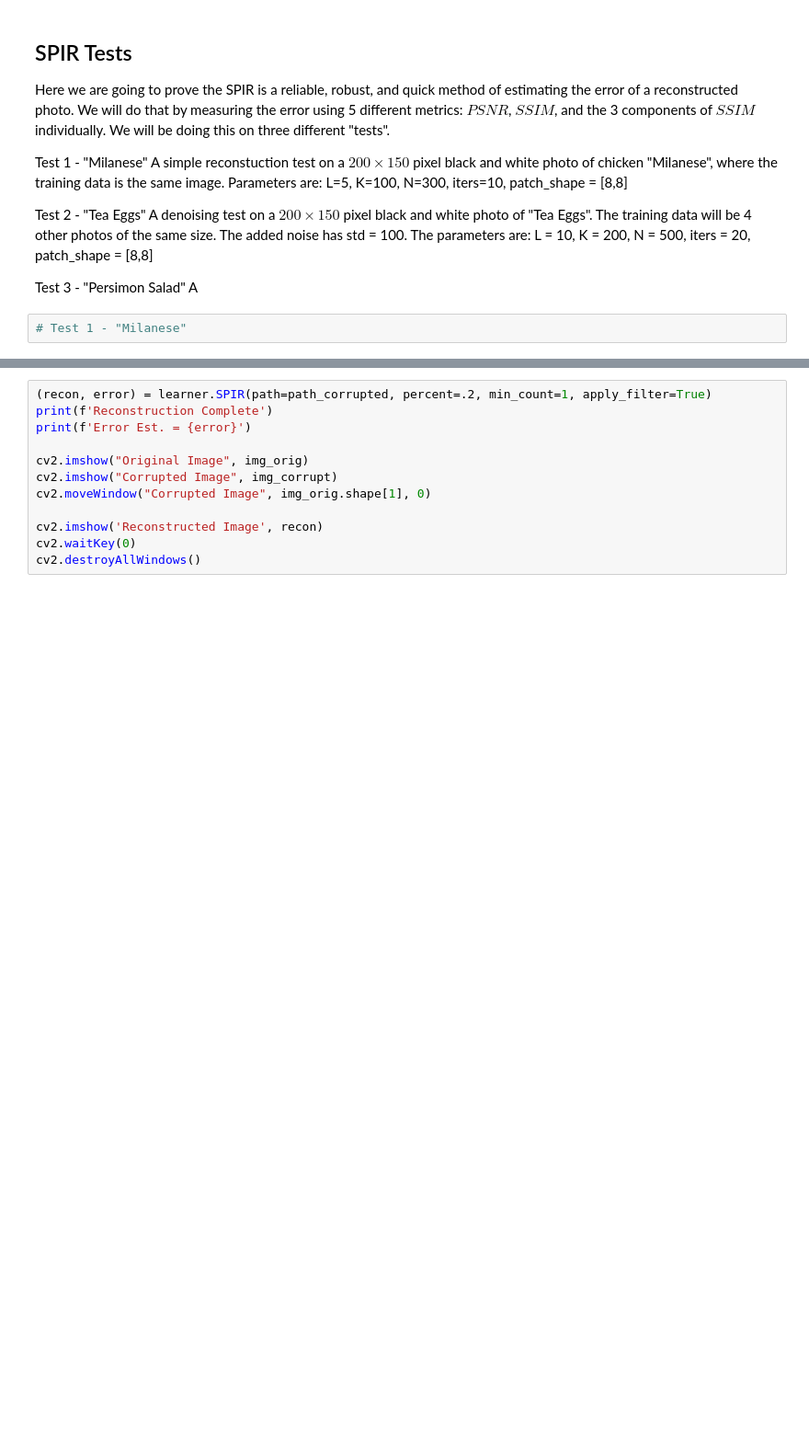
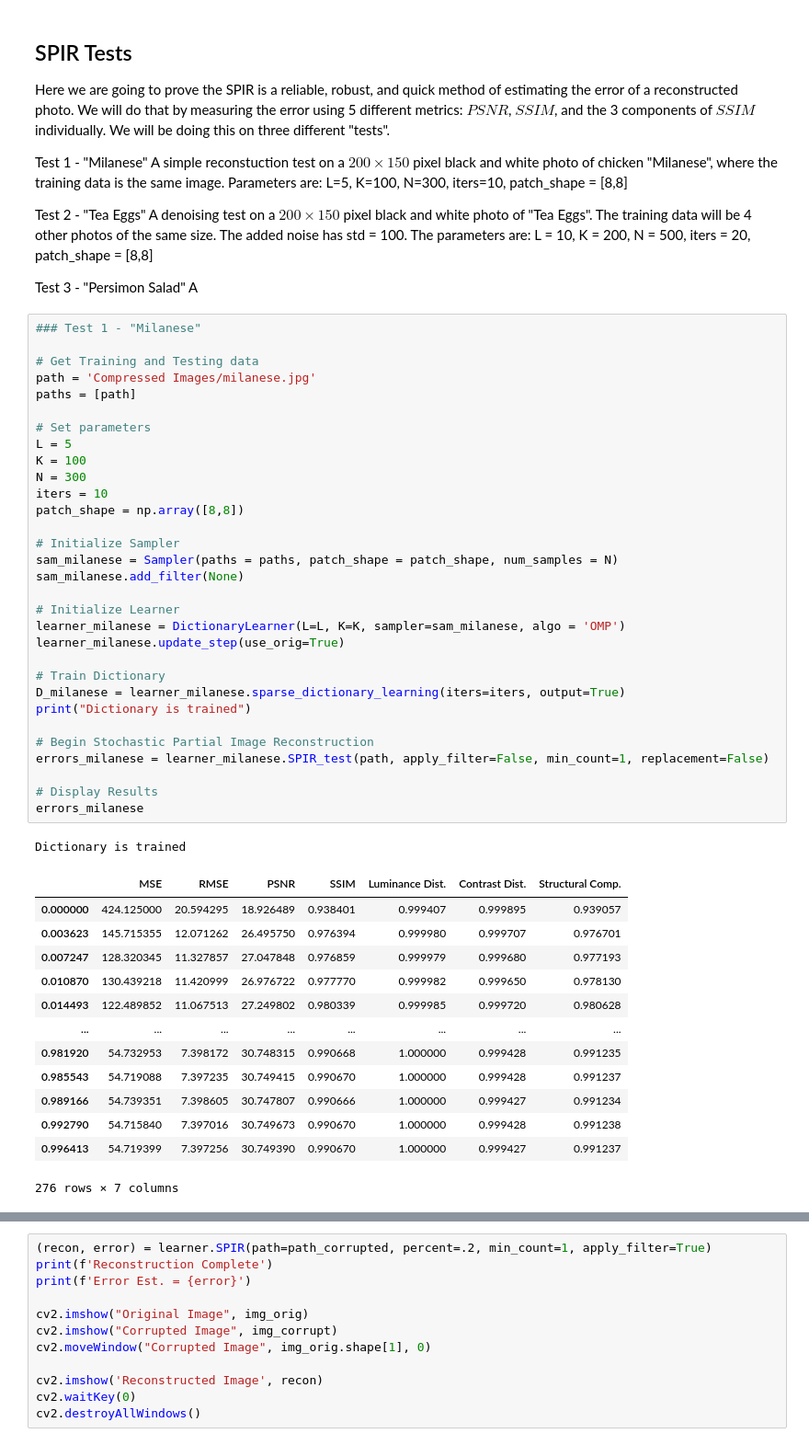
Before and after one commit to rainonej/Sparse-Dictionary-Learning, a Jupyter notebook: more_tests.ipynb, the cells around one changed output, grey strips where cells are left out. Shown: that part at 92% size. Drawn from its saved outputs; the diff is of its cells as text; blank space fills up the shorter version.

```diff
--- a/more_tests.ipynb
+++ b/more_tests.ipynb
@@ -138,5 +138,49 @@ A denoising test on a $200\times 150$ pixel black and white photo of "Tea Eggs".
 
 Test 3 - "Persimon Salad"
 A
-# %%
-# Test 1 - "Milanese"
+# %%
+### Test 1 - "Milanese"
+
+# Get Training and Testing data
+path = 'Compressed Images/milanese.jpg'
+paths = [path]
+
+# Set parameters
+L = 5
+K = 100
+N = 300
+iters = 10
+patch_shape = np.array([8,8])
+
+# Initialize Sampler
+sam_milanese = Sampler(paths = paths, patch_shape = patch_shape, num_samples = N)
+sam_milanese.add_filter(None)
+
+# Initialize Learner
+learner_milanese = DictionaryLearner(L=L, K=K, sampler=sam_milanese, algo = 'OMP')
+learner_milanese.update_step(use_orig=True)
+
+# Train Dictionary
+D_milanese = learner_milanese.sparse_dictionary_learning(iters=iters, output=True)
+print("Dictionary is trained")
+
+# Begin Stochastic Partial Image Reconstruction
+errors_milanese = learner_milanese.SPIR_test(path, apply_filter=False, min_count=1, replacement=False)
+
+# Display Results
+errors_milanese
+# %% [output]
+Dictionary is trained
+|  | MSE | RMSE | PSNR | SSIM | Luminance Dist. | Contrast Dist. | Structural Comp. |
+| 0.000000 | 424.125000 | 20.594295 | 18.926489 | 0.938401 | 0.999407 | 0.999895 | 0.939057 |
+| 0.003623 | 145.715355 | 12.071262 | 26.495750 | 0.976394 | 0.999980 | 0.999707 | 0.976701 |
+| 0.007247 | 128.320345 | 11.327857 | 27.047848 | 0.976859 | 0.999979 | 0.999680 | 0.977193 |
+| 0.010870 | 130.439218 | 11.420999 | 26.976722 | 0.977770 | 0.999982 | 0.999650 | 0.978130 |
+| 0.014493 | 122.489852 | 11.067513 | 27.249802 | 0.980339 | 0.999985 | 0.999720 | 0.980628 |
+| ... | ... | ... | ... | ... | ... | ... | ... |
+| 0.981920 | 54.732953 | 7.398172 | 30.748315 | 0.990668 | 1.000000 | 0.999428 | 0.991235 |
+| 0.985543 | 54.719088 | 7.397235 | 30.749415 | 0.990670 | 1.000000 | 0.999428 | 0.991237 |
+| 0.989166 | 54.739351 | 7.398605 | 30.747807 | 0.990666 | 1.000000 | 0.999427 | 0.991234 |
+| 0.992790 | 54.715840 | 7.397016 | 30.749673 | 0.990670 | 1.000000 | 0.999428 | 0.991238 |
+| 0.996413 | 54.719399 | 7.397256 | 30.749390 | 0.990670 | 1.000000 | 0.999427 | 0.991237 |
+276 rows × 7 columns
```
Also changed, not shown: parts of 3 cells of this notebook, 2 other files.
